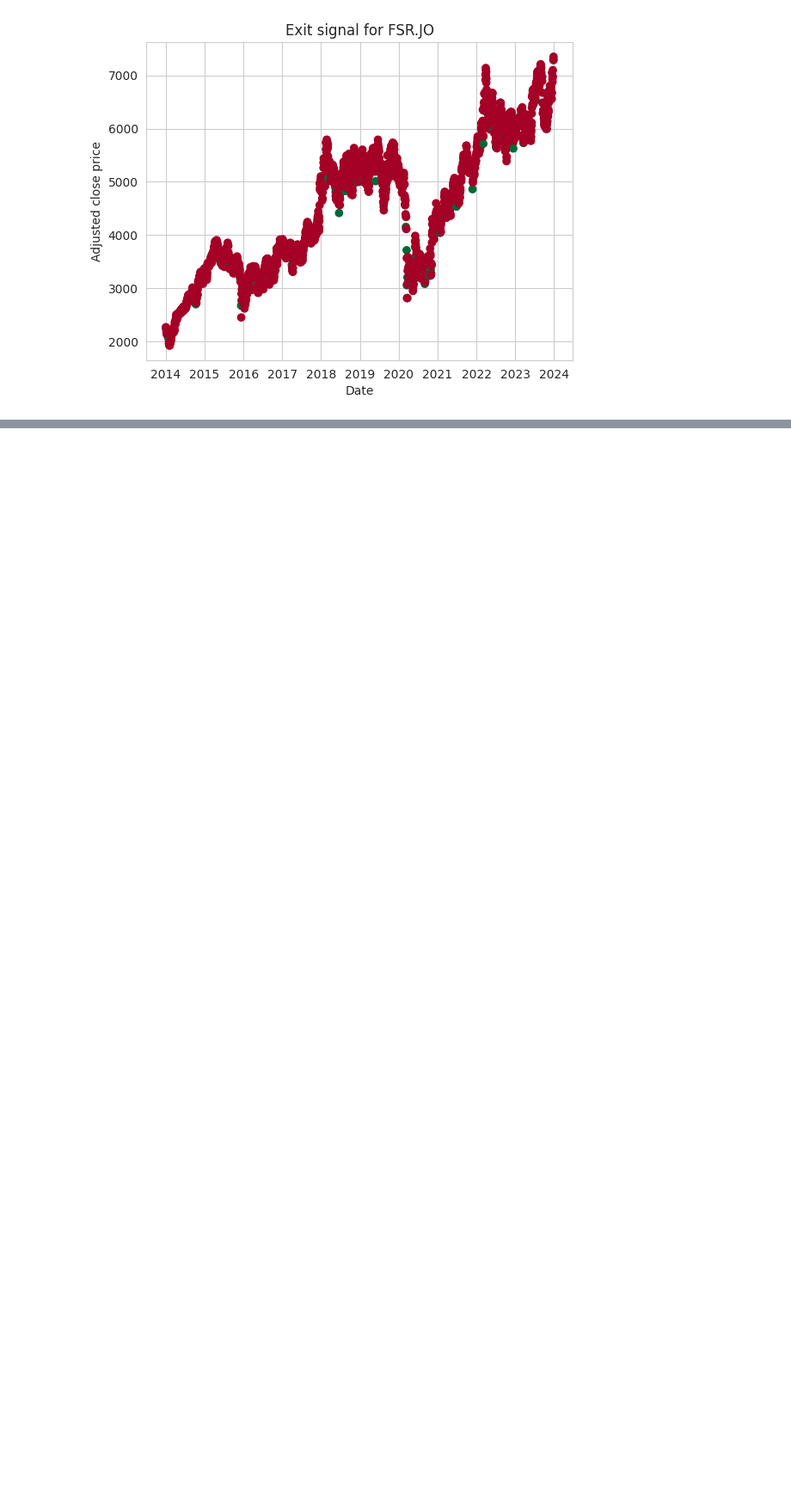
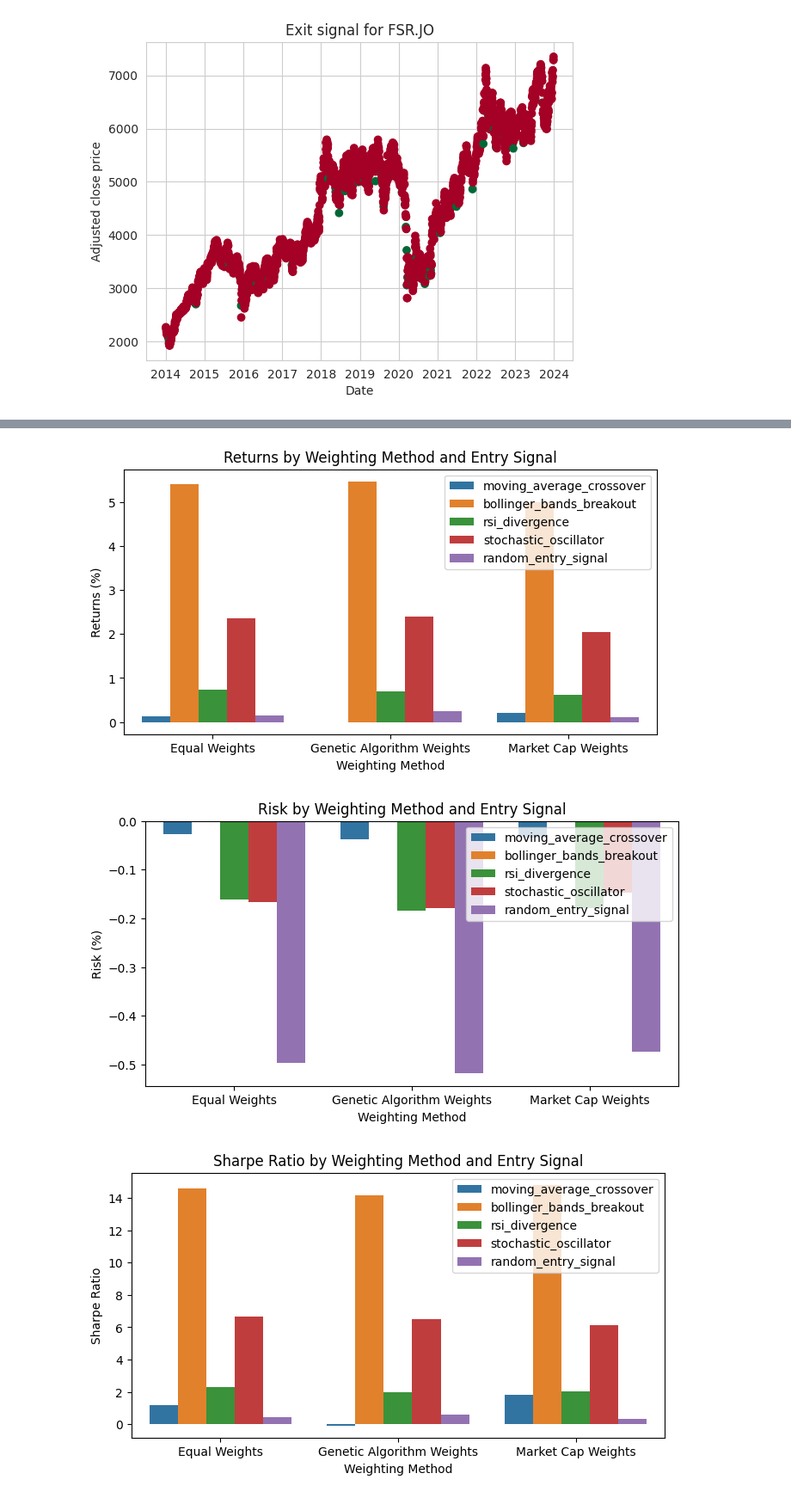
Before and after one commit to 1980zemira/Debunking-Market-Myth, a Jupyter notebook: Capstone_code_working_doc.ipynb, the cells around one changed output, grey strips where cells are left out. Shown at 86% size. Saved outputs shown, nothing was run; the diff lists cells and outputs as text; code cells hidden in the pictures; blank space fills up the shorter version.

```diff
--- a/Capstone_code_working_doc.ipynb
+++ b/Capstone_code_working_doc.ipynb
@@ -625,0 +633,53 @@ Based on the results, it seems that none of the metrics (Returns, Risk, Sharpe R
+# %%
+
+# Import libraries
+import pandas as pd
+import matplotlib.pyplot as plt
+import seaborn as sns
+
+# Set the seaborn color palette
+sns.set_palette("tab10")
+
+# Plot the returns by weighting method and entry signal
+plt.figure(figsize=(8, 4))
+sns.barplot(x="Weighting Method", y="Returns", hue="Entry Signal", data=df)
+plt.title("Returns by Weighting Method and Entry Signal")
+plt.ylabel("Returns (%)")
+plt.legend(loc="upper right")
+plt.show()
+
+# Plot the risk by weighting method and entry signal
+plt.figure(figsize=(8, 4))
+sns.barplot(x="Weighting Method", y="Risk", hue="Entry Signal", data=df)
+plt.title("Risk by Weighting Method and Entry Signal")
+plt.ylabel("Risk (%)")
+plt.legend(loc="upper right")
+plt.show()
+
+# Plot the Sharpe ratio by weighting method and entry signal
+plt.figure(figsize=(8, 4))
+sns.barplot(x="Weighting Method", y="Sharpe Ratio", hue="Entry Signal", data=df)
+plt.title("Sharpe Ratio by Weighting Method and Entry Signal")
+plt.ylabel("Sharpe Ratio")
+plt.legend(loc="upper right")
+plt.show()
+
+# Plot the win rate by weighting method and entry signal
+plt.figure(figsize=(8, 4))
+sns.barplot(x="Weighting Method", y="Win Rate", hue="Entry Signal", data=df)
+plt.title("Win Rate by Weighting Method and Entry Signal")
+plt.ylabel("Win Rate (%)")
+plt.legend(loc="upper right")
+plt.show()
+
+# Plot the volatility by weighting method and entry signal
+plt.figure(figsize=(8, 4))
+sns.barplot(x="Weighting Method", y="Volatility", hue="Entry Signal", data=df)
+plt.title("Volatility by Weighting Method and Entry Signal")
+plt.ylabel("Volatility (%)")
+plt.legend(loc="upper right")
+plt.show()
+# %% [output]
+[figure, added]
+[figure, added]
+[figure, added]
```
Also changed, not shown: parts of 30 cells of this notebook.
